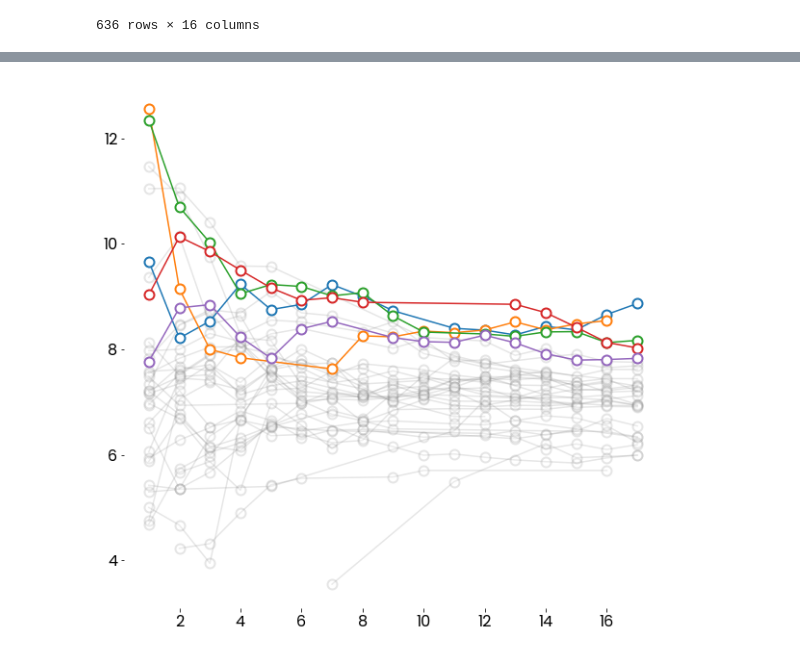
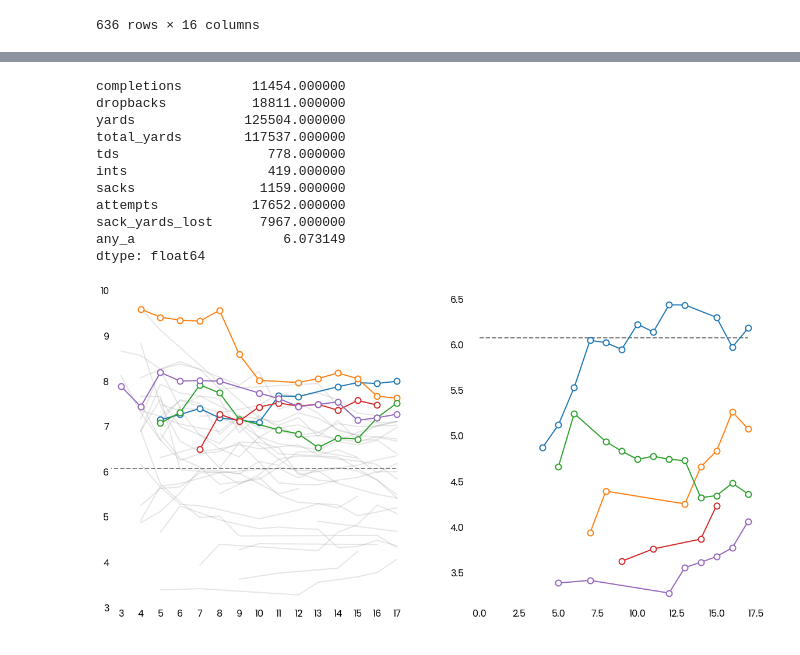
Before and after one commit to naveenv92/nfl-infographics, a Jupyter notebook: notebooks/adjusted_net_yards_winning/adjusted_net_yards_winning.ipynb, the cells around one changed output, grey strips where cells are left out. Drawn from its saved outputs; the diff is of its cells as text; code cells hidden in the pictures.

Commit message:
Added rookie distinction

```diff
--- a/notebooks/adjusted_net_yards_winning/adjusted_net_yards_winning.ipynb
+++ b/notebooks/adjusted_net_yards_winning/adjusted_net_yards_winning.ipynb
@@ -153,19 +164,60 @@ qb_list
+# %%
+league_avg = df_passing[["completions", "dropbacks", "yards", "total_yards", "tds", "ints", "sacks"]].sum()
+league_avg["attempts"] = league_avg["dropbacks"] - league_avg["sacks"]
+league_avg["sack_yards_lost"] = league_avg["yards"] - league_avg["total_yards"]
+
+# Calculate ANY/A
+league_avg["any_a"] = (
+    (league_avg["yards"] + (20 * league_avg["tds"]) - (45 * league_avg["ints"]) - league_avg["sack_yards_lost"]) /
+    league_avg["dropbacks"]
+)
+# %%
+league_avg
+# %% [output]
+completions         11454.000000
+dropbacks           18811.000000
+yards              125504.000000
+total_yards        117537.000000
+tds                   778.000000
+ints                  419.000000
+sacks                1159.000000
+attempts            17652.000000
+sack_yards_lost      7967.000000
+any_a                   6.073149
+dtype: float64
 # %%
 plt.rcParams["font.family"] = "Poppins"
 plt.rcParams["font.size"] = 16
+plt.rcParams["xtick.major.size"] = 0
+plt.rcParams["ytick.major.size"] = 0
 
-fig = plt.figure(figsize=(10, 10))
-ax = fig.add_subplot(111, frame_on=False)
+fig = plt.figure(figsize=(20, 10))
+gs = fig.add_gridspec(nrows=1, ncols=2, hspace=0.03)
+ax1 = fig.add_subplot(gs[0, 0], frame_on=False)
+ax2 = fig.add_subplot(gs[0, 1], frame_on=False)
+
+# League Average
+ax1.plot([0, 17], [league_avg.any_a, league_avg.any_a], linestyle="--", linewidth=2, color="gray", zorder=1)
+ax2.plot([0, 17], [league_avg.any_a, league_avg.any_a], linestyle="--", linewidth=2, color="gray", zorder=1)
 
 for qb in qb_list["full_name"][:5]:
-    df_temp = df_passing_cum[df_passing_cum["full_name"] == qb].reset_index(drop=True).copy()
-    ax.plot(df_temp["week"], df_temp["y_a"], marker="o", markersize=10, markeredgewidth=2, markerfacecolor="white", zorder=2)
+    df_temp = df_passing_cum[(df_passing_cum["full_name"] == qb) & (df_passing_cum["yards"] >= 1000)].reset_index(drop=True).copy()
+    ax1.plot(df_temp["week"], df_temp["any_a"], linewidth=2, marker="o", markersize=10, markeredgewidth=2, markerfacecolor="white", zorder=2)
     #ax.annotate(qb, xy=(df_temp.iloc[-1].week, df_temp.iloc[-1].any_a), xytext
 
 for qb in qb_list["full_name"][5:]:
-    df_temp = df_passing_cum[df_passing_cum["full_name"] == qb].copy()
-    ax.plot(df_temp["week"], df_temp["y_a"], color="gray", alpha=0.2, marker="o", markersize=10, markeredgewidth=2, markerfacecolor="white", zorder=1)
+    df_temp = df_passing_cum[(df_passing_cum["full_name"] == qb) & (df_passing_cum["yards"] >= 1000)].copy()
+    #ax.plot(df_temp["week"], df_temp["any_a"], color="gray", alpha=0.2, marker="o", markersize=10, markeredgewidth=2, markerfacecolor="white", zorder=1)
+    ax1.plot(df_temp["week"], df_temp["any_a"], linewidth=2, color="gray", alpha=0.2, zorder=1)
 
+for qb in qb_list[qb_list["rookie"] == True]["full_name"]:
+    df_temp = df_passing_cum[(df_passing_cum["full_name"] == qb) & (df_passing_cum["yards"] >= 1000)].reset_index(drop=True).copy()
+    ax2.plot(df_temp["week"], df_temp["any_a"], linewidth=2, marker="o", markersize=10, markeredgewidth=2, markerfacecolor="white", zorder=2)
+    #ax.annotate(qb, xy=(df_temp.iloc[-1].week, df_temp.iloc[-1].any_a), xytext
+
+ax1.set_xticks(range(3, 18))
+ax1.set_xlim(2.5, 17.5)
+ax1.set_ylim(3, 10)
 plt.show()
 # %% [output]
-[figure, old version]
+[figure, new version]
```
Also changed, not shown: parts of 2 cells of this notebook.
